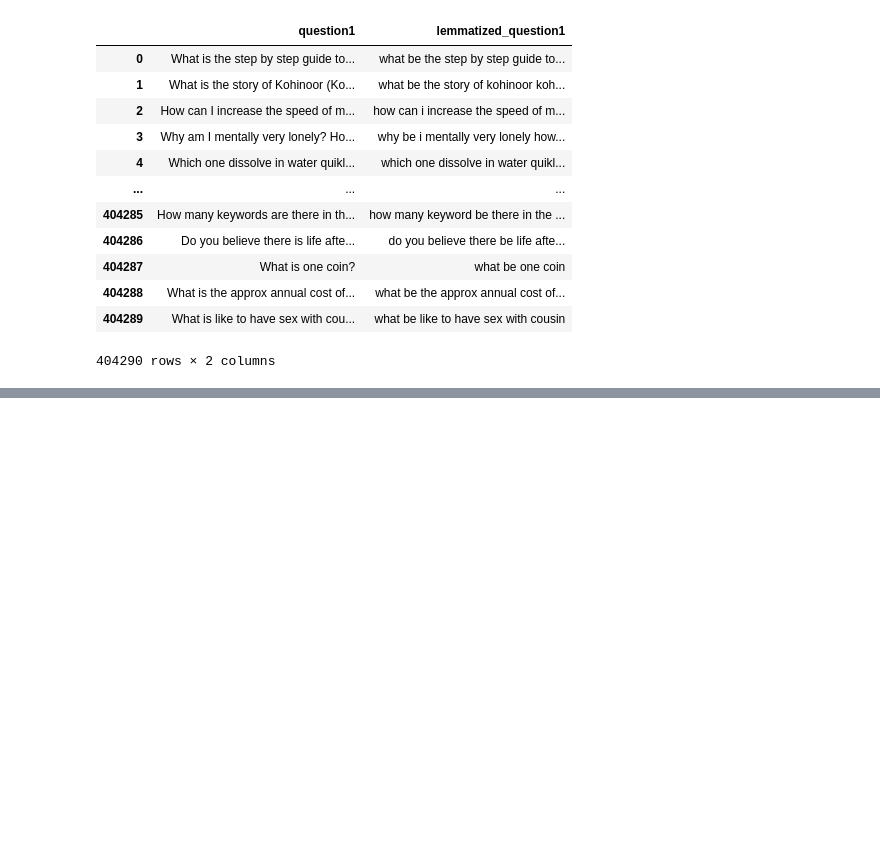
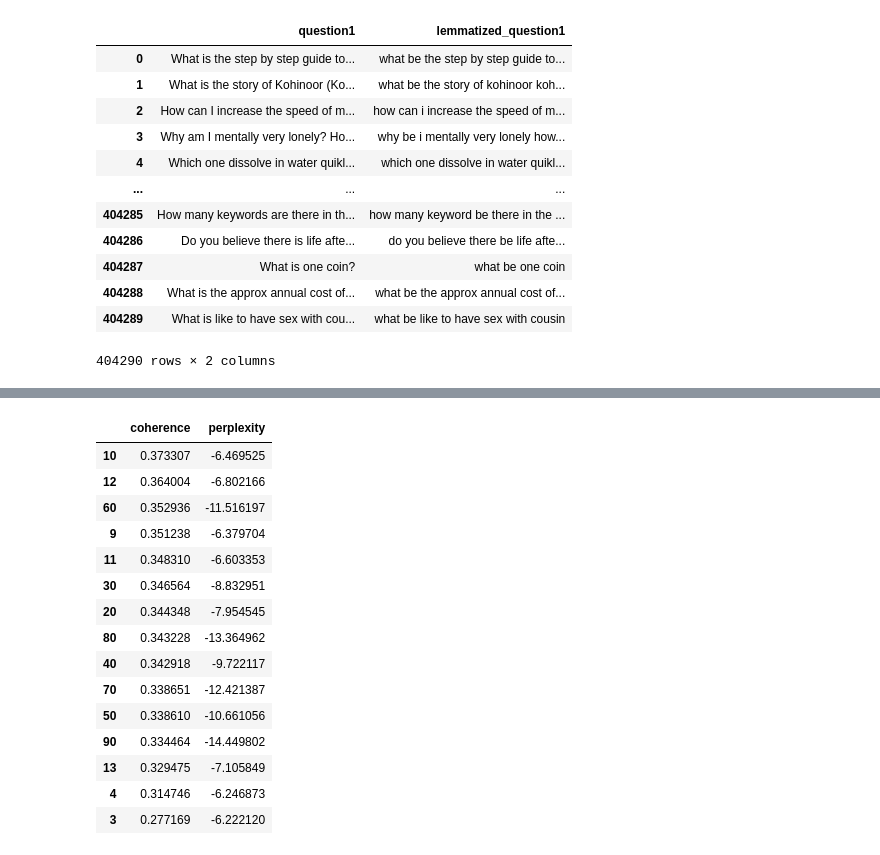
Before and after one commit to acharroux/QuoraPairs, a Jupyter notebook: BruteForce/visualisation_LDA.ipynb, the cells around one changed output, grey strips where cells are left out. Cells and saved outputs as stored; diff of their text form; code cells hidden in the pictures; blank space fills up the shorter version.

```diff
--- a/BruteForce/visualisation_LDA.ipynb
+++ b/BruteForce/visualisation_LDA.ipynb
@@ -296,0 +218,36 @@ Loading BokehJS ...
+# %%
+import gensim
+from gensim import corpora,models,similarities
+from gensim.models import CoherenceModel
+import pyLDAvis.gensim
+
+def explore_lda(dataframe,focus,tries_nb_topics):
+    start=time.time()
+    print_section('Find best number of topics')
+    print_info('Focus on %s: %d questions' % (focus,len(politics)))
+
+    dictionary = corpora.Dictionary(dataframe.str.split())
+    corpus = [dictionary.doc2bow(text) for text in dataframe.str.split()]
+    tfidf = models.TfidfModel(corpus)
+    transformed_tfidf = tfidf[corpus]
+    perplexities = []
+    coherence = []
+    lda_models = []
+    for nb_topics in tqdm(tries_nb_topics):
+        start_model=time.time()
+        lda_model = gensim.models.ldamodel.LdaModel(
+            corpus=corpus,
+            id2word=dictionary,
+            num_topics=nb_topics,
+            random_state=42,
+            update_every=1,
+            chunksize=1000,
+            passes=10,
+            per_word_topics=True)
+        perplexities.append(lda_model.log_perplexity(corpus))
+        lda_models.append(lda_model)
+        coherence_lda_model = CoherenceModel(model=lda_model, texts=politics.str.split(), dictionary=dictionary, coherence='c_v')
+        print_done('Nb Topics %d Perplexity: %f - Coherence %f' % (nb_topics,lda_model.log_perplexity(corpus),coherence_lda_model.get_coherence()),top=start_model)
+        coherence.append(coherence_lda_model.get_coherence())
+    print_done('Done',top=start)
+    return pandas.DataFrame({'coherence': coherence,'perplexity':perplexities,'lda_model':lda_models},index=tries_nb_topics)
@@ -296,0 +273,19 @@ Loading BokehJS ...
+# %%
+res_lda.sort_values(by=['coherence','perplexity'],ascending=False)[['coherence','perplexity']]
+# %% [output]
+|  | coherence | perplexity |
+| 10 | 0.373307 | -6.469525 |
+| 12 | 0.364004 | -6.802166 |
+| 60 | 0.352936 | -11.516197 |
+| 9 | 0.351238 | -6.379704 |
+| 11 | 0.348310 | -6.603353 |
+| 30 | 0.346564 | -8.832951 |
+| 20 | 0.344348 | -7.954545 |
+| 80 | 0.343228 | -13.364962 |
+| 40 | 0.342918 | -9.722117 |
+| 70 | 0.338651 | -12.421387 |
+| 50 | 0.338610 | -10.661056 |
+| 90 | 0.334464 | -14.449802 |
+| 13 | 0.329475 | -7.105849 |
+| 4 | 0.314746 | -6.246873 |
+| 3 | 0.277169 | -6.222120 |
```
Also changed, not shown: parts of 38 cells of this notebook, 4 other files.
